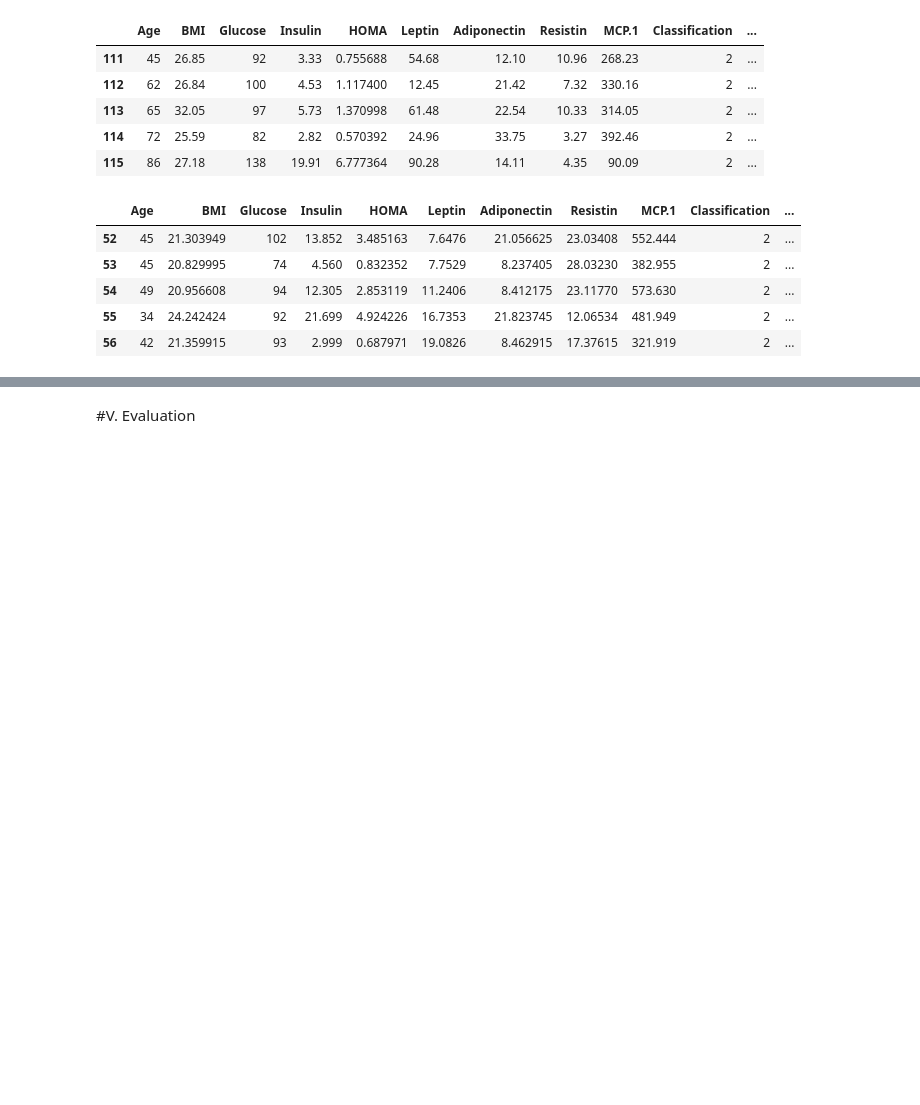
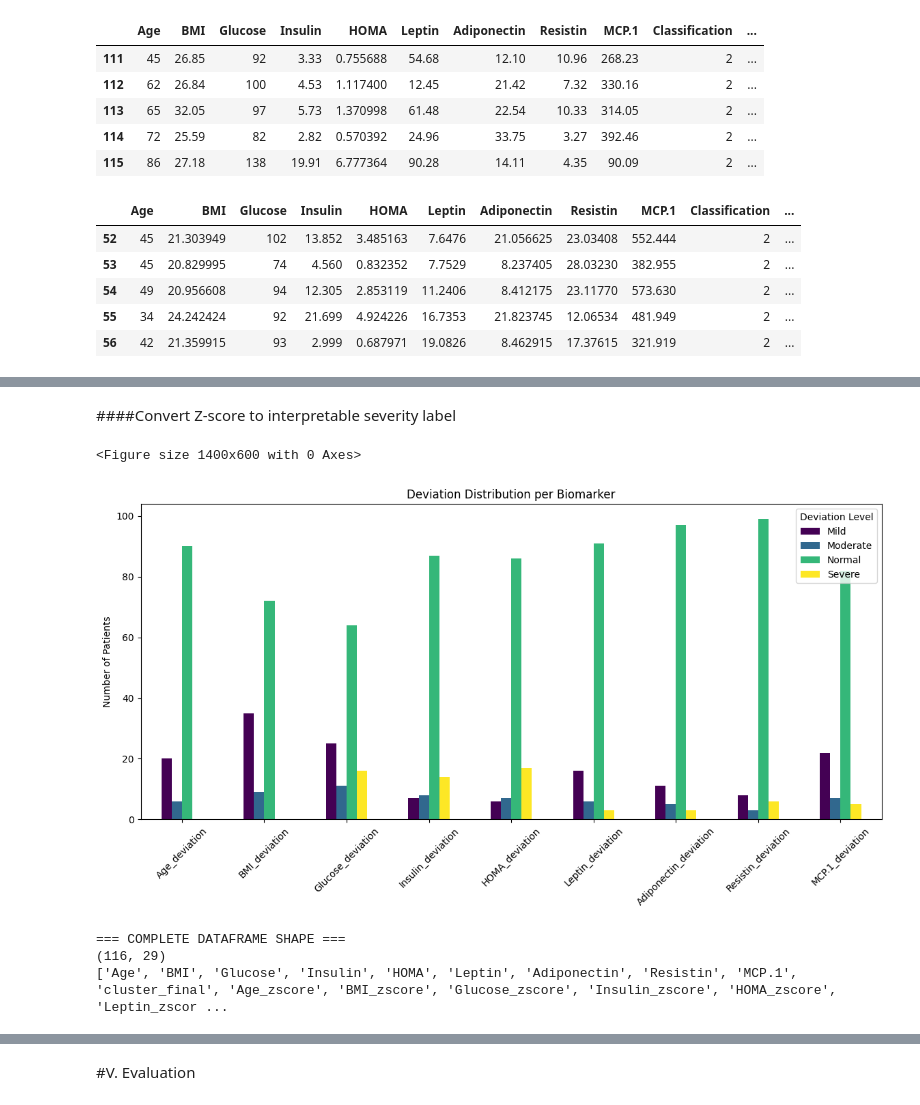
Before and after one commit to eyaguirat10/CoWin-Breast-Cancer-Detection, a Jupyter notebook: Eya_Guirat_Breast_Cancer_Detection.ipynb, the cells around one changed output, grey strips where cells are left out. Saved outputs shown, nothing was run; the diff lists cells and outputs as text; code cells hidden in the pictures; blank space fills up the shorter version.

```diff
--- a/Eya_Guirat_Breast_Cancer_Detection.ipynb
+++ b/Eya_Guirat_Breast_Cancer_Detection.ipynb
@@ -1652,0 +1826,33 @@ df_cancer.head()
+# %% [markdown]
+####Convert Z-score to interpretable severity label
+# %%
+def label_deviation(z_value):
+
+    abs_z = abs(z_value)
+    if abs_z < 1.0:
+        return "Normal"
+    elif abs_z < 1.5:
+        return "Mild"
+    elif abs_z < 2.5:
+        return "Moderate"
+    else:
+        return "Severe"
+
+
+deviation_labels = z_scores_all.applymap(label_deviation)
+deviation_labels.columns = [f"{col}_deviation" for col in deviation_labels.columns]
+# %%
+import pandas as pd
+
+plt.figure(figsize=(14, 6))
+deviation_counts = deviation_labels.apply(pd.Series.value_counts)
+
+deviation_counts.T.plot(kind="bar", figsize=(14, 6), colormap="viridis")
+plt.title("Deviation Distribution per Biomarker")
+plt.ylabel("Number of Patients")
+plt.xticks(rotation=45)
+plt.legend(title="Deviation Level")
+plt.show()
+# %% [output]
+<Figure size 1400x600 with 0 Axes>
+[figure, added]
@@ -1652,0 +1871,8 @@ df_cancer.head()
+# %%
+print("=== COMPLETE DATAFRAME SHAPE ===")
+print(df_complete.shape)
+print(df_complete.columns.tolist())
+# %% [output]
+=== COMPLETE DATAFRAME SHAPE ===
+(116, 29)
+['Age', 'BMI', 'Glucose', 'Insulin', 'HOMA', 'Leptin', 'Adiponectin', 'Resistin', 'MCP.1', 'cluster_final', 'Age_zscore', 'BMI_zscore', 'Glucose_zscore', 'Insulin_zscore', 'HOMA_zscore', 'Leptin_zscor ...
```
Also changed, not shown: parts of 18 cells of this notebook.
